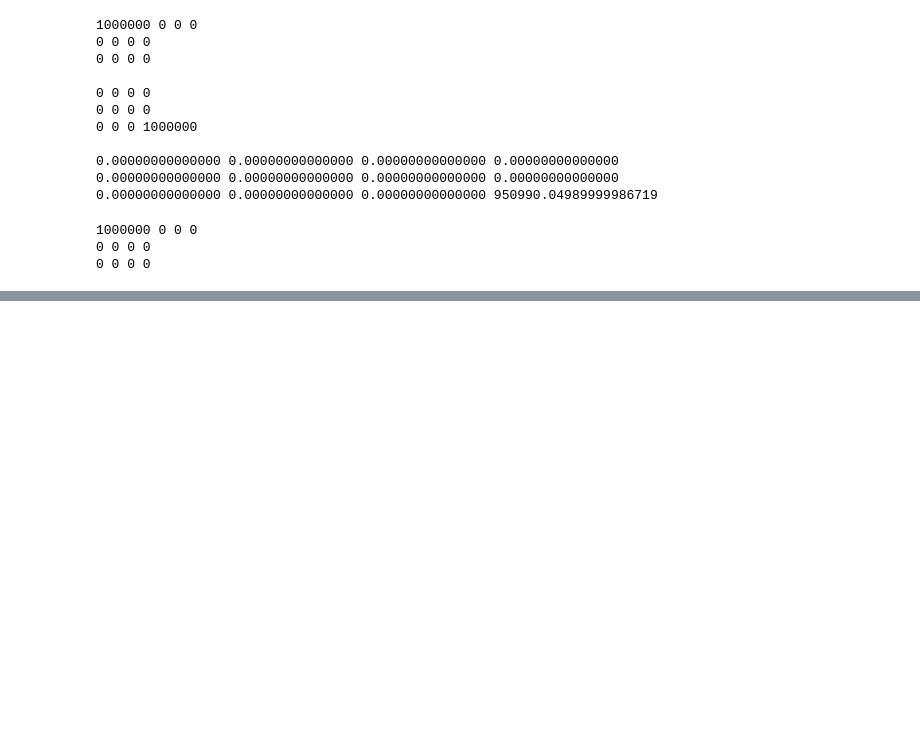
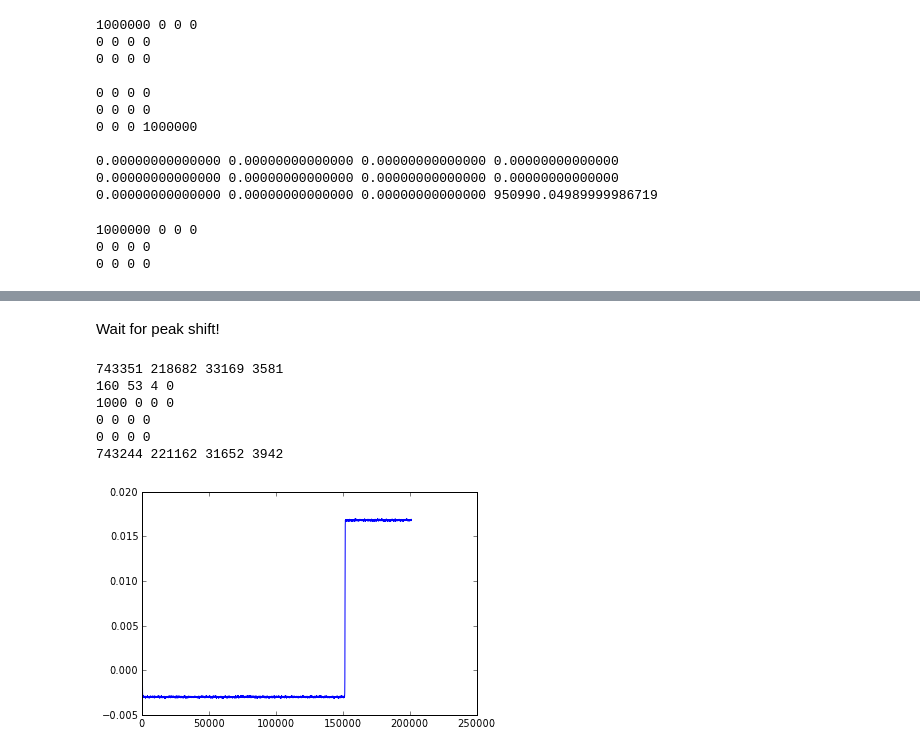
Before and after one commit to yoavram/ruggedsim, a Jupyter notebook: stochastic/ruggedsim new model.ipynb, the cells around one changed output, grey strips where cells are left out. Saved outputs shown, nothing was run; the diff lists cells and outputs as text; code cells hidden in the pictures; blank space fills up the shorter version.

```diff
--- a/stochastic/ruggedsim new model.ipynb
+++ b/stochastic/ruggedsim new model.ipynb
@@ -349,3 +354,21 @@ W[0],W[1],W[-1],e**(-(1+beta)*U)
+# %% [markdown]
+Wait for peak shift!
+# %%
+p[2,0] += 1000
+p[0,0] -= 1000
+w = rugged_fitness(s, H, 3, cutoff)
+mprint(p,0)
+p,W = loop(p,w,Mm,Mu,50000,W)
+plot(log(W));
+mprint(p,0)
+# %% [output]
+743351 218682 33169 3581
+160 53 4 0
+1000 0 0 0
+0 0 0 0
+0 0 0 0
+743244 221162 31652 3942
+[figure, added]
 # %%
 mprint(p,0)
 # %% [output]
```
Also changed, not shown: parts of 9 cells of this notebook.
